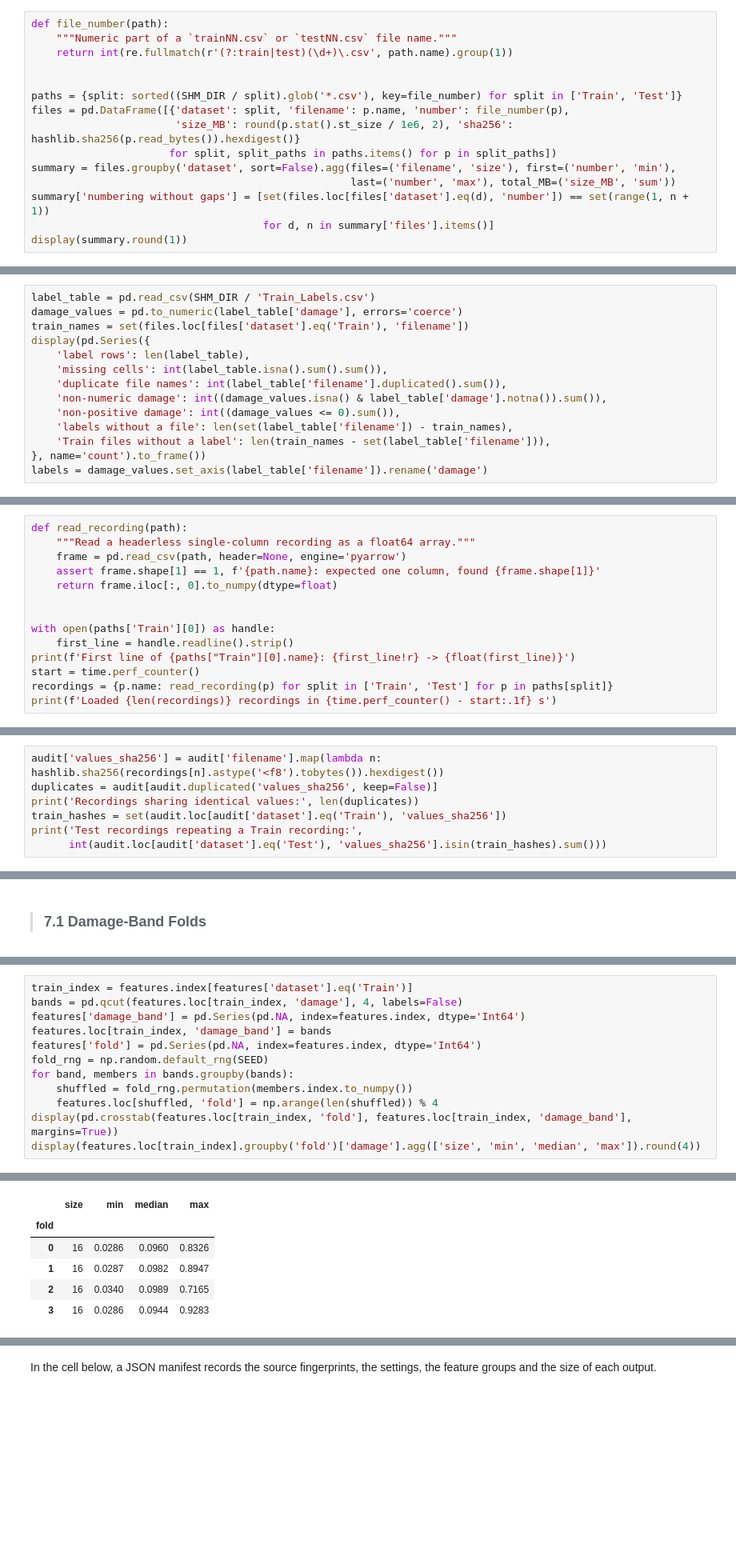
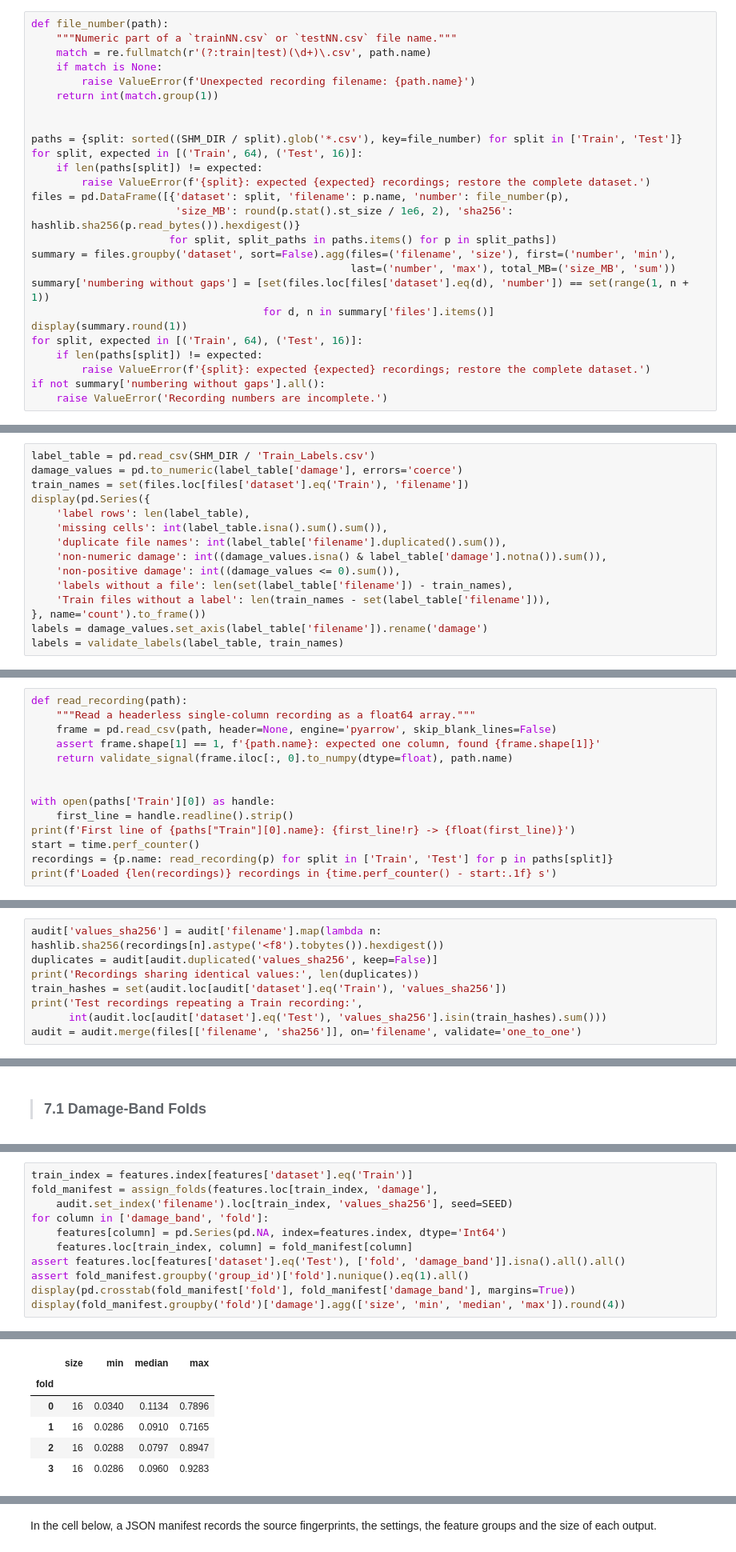
Before and after one commit to kaz-uuu/lta-train-fault-detection, a Jupyter notebook: notebooks/shm_preprocessing.ipynb, the cells around one changed output, grey strips where cells are left out. Shown at 80% size. Cells and saved outputs as stored; diff of their text form; blank space fills up the shorter version.

```diff
--- a/notebooks/shm_preprocessing.ipynb
+++ b/notebooks/shm_preprocessing.ipynb
@@ -229,10 +233,16 @@ the numbering is checked to run without gaps from 1.
 # %%
 def file_number(path):
     """Numeric part of a `trainNN.csv` or `testNN.csv` file name."""
-    return int(re.fullmatch(r'(?:train|test)(\d+)\.csv', path.name).group(1))
+    match = re.fullmatch(r'(?:train|test)(\d+)\.csv', path.name)
+    if match is None:
+        raise ValueError(f'Unexpected recording filename: {path.name}')
+    return int(match.group(1))
 
 
 paths = {split: sorted((SHM_DIR / split).glob('*.csv'), key=file_number) for split in ['Train', 'Test']}
+for split, expected in [('Train', 64), ('Test', 16)]:
+    if len(paths[split]) != expected:
+        raise ValueError(f'{split}: expected {expected} recordings; restore the complete dataset.')
 files = pd.DataFrame([{'dataset': split, 'filename': p.name, 'number': file_number(p),
                        'size_MB': round(p.stat().st_size / 1e6, 2), 'sha256': hashlib.sha256(p.read_bytes()).hexdigest()}
                       for split, split_paths in paths.items() for p in split_paths])
@@ -241,6 +251,11 @@ summary = files.groupby('dataset', sort=False).agg(files=('filename', 'size'), f
 summary['numbering without gaps'] = [set(files.loc[files['dataset'].eq(d), 'number']) == set(range(1, n + 1))
                                      for d, n in summary['files'].items()]
 display(summary.round(1))
+for split, expected in [('Train', 64), ('Test', 16)]:
+    if len(paths[split]) != expected:
+        raise ValueError(f'{split}: expected {expected} recordings; restore the complete dataset.')
+if not summary['numbering without gaps'].all():
+    raise ValueError('Recording numbers are incomplete.')
 # %% [output]
 |  | files | first | last | total_MB | numbering without gaps |
 | dataset |  |  |  |  |  |
@@ -265,6 +280,7 @@ display(pd.Series({
     'Train files without a label': len(train_names - set(label_table['filename'])),
 }, name='count').to_frame())
 labels = damage_values.set_axis(label_table['filename']).rename('damage')
+labels = validate_labels(label_table, train_names)
 # %% [output]
 |  | count |
 | label rows | 64 |
@@ -283,9 +299,9 @@ column of 64-bit floats.
 # %%
 def read_recording(path):
     """Read a headerless single-column recording as a float64 array."""
-    frame = pd.read_csv(path, header=None, engine='pyarrow')
+    frame = pd.read_csv(path, header=None, engine='pyarrow', skip_blank_lines=False)
     assert frame.shape[1] == 1, f'{path.name}: expected one column, found {frame.shape[1]}'
-    return frame.iloc[:, 0].to_numpy(dtype=float)
+    return validate_signal(frame.iloc[:, 0].to_numpy(dtype=float), path.name)
 
 
 with open(paths['Train'][0]) as handle:
@@ -351,6 +369,7 @@ print('Recordings sharing identical values:', len(duplicates))
 train_hashes = set(audit.loc[audit['dataset'].eq('Train'), 'values_sha256'])
 print('Test recordings repeating a Train recording:',
       int(audit.loc[audit['dataset'].eq('Test'), 'values_sha256'].isin(train_hashes).sum()))
+audit = audit.merge(files[['filename', 'sha256']], on='filename', validate='one_to_one')
 # %% [output]
 Recordings sharing identical values: 0
 Test recordings repeating a Train recording: 0
@@ -788,29 +807,28 @@ analysis. Each fold therefore holds four recordings from every band.
 # %%
 train_index = features.index[features['dataset'].eq('Train')]
-bands = pd.qcut(features.loc[train_index, 'damage'], 4, labels=False)
-features['damage_band'] = pd.Series(pd.NA, index=features.index, dtype='Int64')
-features.loc[train_index, 'damage_band'] = bands
-features['fold'] = pd.Series(pd.NA, index=features.index, dtype='Int64')
-fold_rng = np.random.default_rng(SEED)
-for band, members in bands.groupby(bands):
-    shuffled = fold_rng.permutation(members.index.to_numpy())
-    features.loc[shuffled, 'fold'] = np.arange(len(shuffled)) % 4
-display(pd.crosstab(features.loc[train_index, 'fold'], features.loc[train_index, 'damage_band'], margins=True))
-display(features.loc[train_index].groupby('fold')['damage'].agg(['size', 'min', 'median', 'max']).round(4))
+fold_manifest = assign_folds(features.loc[train_index, 'damage'],
+    audit.set_index('filename').loc[train_index, 'values_sha256'], seed=SEED)
+for column in ['damage_band', 'fold']:
+    features[column] = pd.Series(pd.NA, index=features.index, dtype='Int64')
+    features.loc[train_index, column] = fold_manifest[column]
+assert features.loc[features['dataset'].eq('Test'), ['fold', 'damage_band']].isna().all().all()
+assert fold_manifest.groupby('group_id')['fold'].nunique().eq(1).all()
+display(pd.crosstab(fold_manifest['fold'], fold_manifest['damage_band'], margins=True))
+display(fold_manifest.groupby('fold')['damage'].agg(['size', 'min', 'median', 'max']).round(4))
 # %% [output]
 | damage_band | 0 | 1 | 2 | 3 | All |
 | fold |  |  |  |  |  |
 | 0 | 4 | 4 | 4 | 4 | 16 |
 | 1 | 4 | 4 | 4 | 4 | 16 |
 | 2 | 4 | 4 | 4 | 4 | 16 |
 | 3 | 4 | 4 | 4 | 4 | 16 |
 | All | 16 | 16 | 16 | 16 | 64 |
 |  | size | min | median | max |
 | fold |  |  |  |  |
-| 0 | 16 | 0.0286 | 0.0960 | 0.8326 |
-| 1 | 16 | 0.0287 | 0.0982 | 0.8947 |
-| 2 | 16 | 0.0340 | 0.0989 | 0.7165 |
-| 3 | 16 | 0.0286 | 0.0944 | 0.9283 |
+| 0 | 16 | 0.0340 | 0.1134 | 0.7896 |
+| 1 | 16 | 0.0286 | 0.0910 | 0.7165 |
+| 2 | 16 | 0.0288 | 0.0797 | 0.8947 |
+| 3 | 16 | 0.0286 | 0.0960 | 0.9283 |
 # %% [markdown]
 <hr>
 
```
Also changed, not shown: parts of 18 cells of this notebook, 1 other file.
